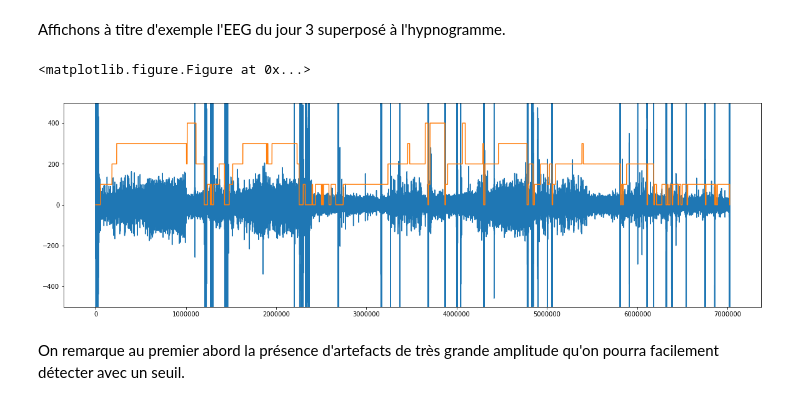
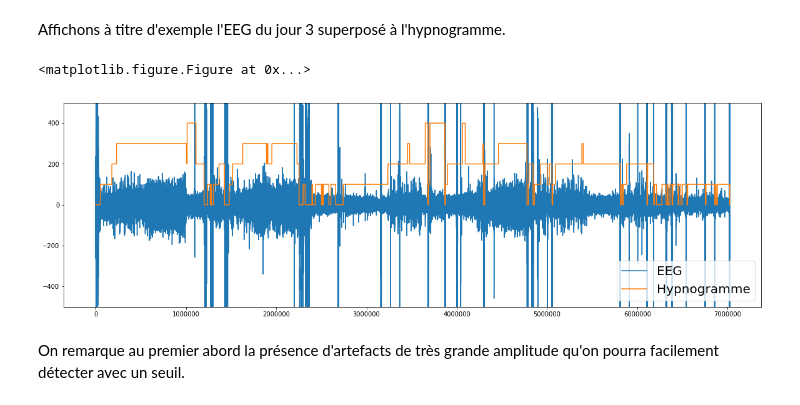
Before and after one commit to ArnoBen/SleepSpindles, a Jupyter notebook: SpindleDetection.ipynb, the cells around one changed output. Cells and saved outputs as stored; diff of their text form; code cells hidden in the pictures.

```diff
--- a/SpindleDetection.ipynb
+++ b/SpindleDetection.ipynb
@@ -57,13 +57,14 @@ Affichons à titre d'exemple l'EEG du jour 3 superposé à l'hypnogramme.
 # %%
 plt.clf()
 plt.figure(figsize = (20,6))
 plt.plot(eeg_signals[3])
 plt.plot(hypnograms_long[3] * 100)
+plt.legend(['EEG', 'Hypnogramme'], fontsize = 20, loc = 4)
 plt.ylim(-500,500)
 plt.show()
 # %% [output]
 <matplotlib.figure.Figure at 0x...>
-[figure, old version]
+[figure, new version]
 # %% [markdown]
 On remarque au premier abord la présence d'artefacts de très grande amplitude qu'on pourra facilement détecter avec un seuil.
 # %% [markdown]
```
Also changed, not shown: parts of 13 cells of this notebook, 2 other files.
